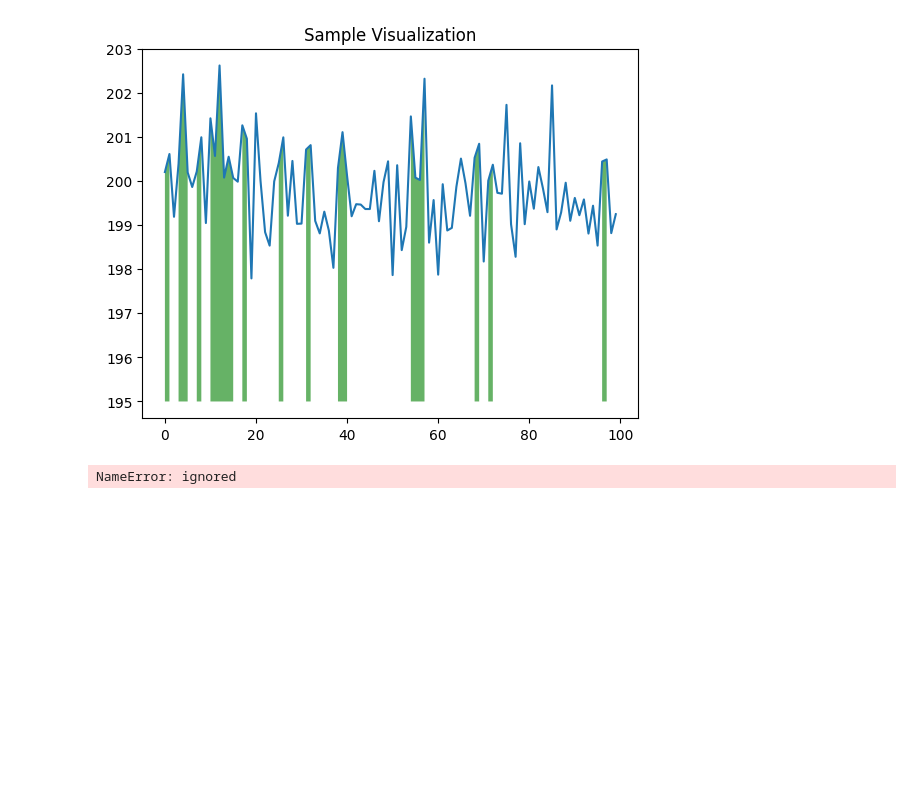
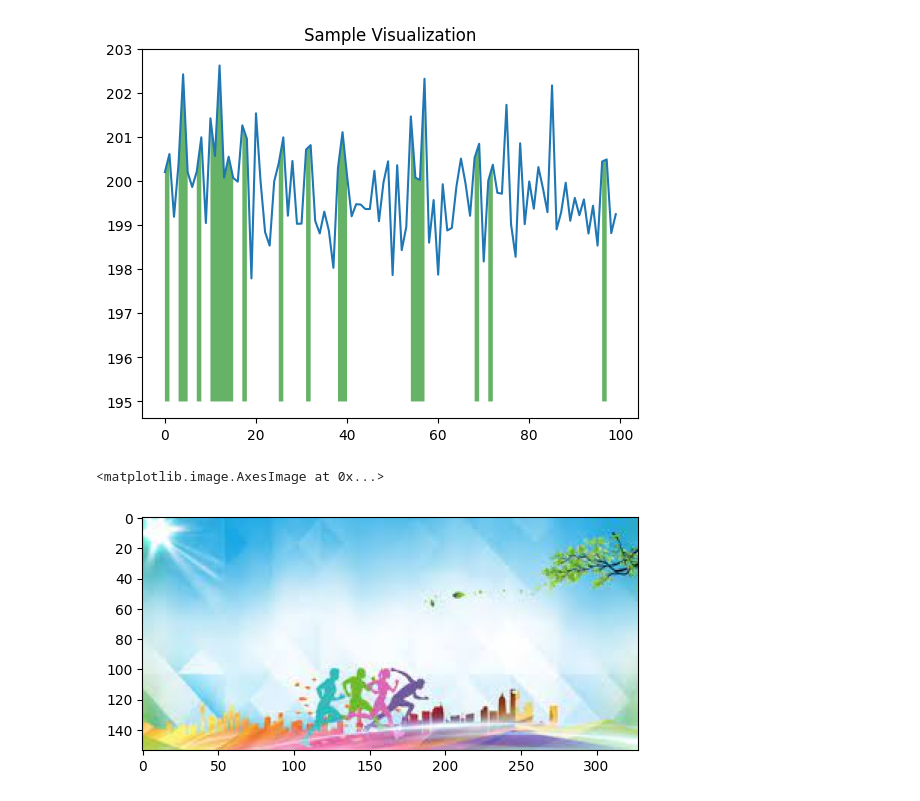
Before and after one commit to Subhadrakothuri/Fmml_lab, a Jupyter notebook: FMML_2023_Basics_of_Python.ipynb, the cells around one changed output. Drawn from its saved outputs; the diff is of its cells as text; code cells hidden in the pictures; blank space fills up the shorter version.

```diff
--- a/FMML_2023_Basics_of_Python.ipynb
+++ b/FMML_2023_Basics_of_Python.ipynb
@@ -653,13 +653,9 @@ plt.show()
 [figure]
 # %%
 ## Question 3 : Upload an image to your google drive, Use plt.imread to read image from the google drive and then print that image using plt.imshow
-file_path = "/content/APP OF ML.png"
-imgage= plt.imread(file_path)
-plt.imshow(imgage)
+
 
 
 ## Answer 3 :
 
 ## 1) make sure drive is loaded and then upload a test image onto your drive
-# %% [output]
-NameError: ignored
@@ -665,0 +667,5 @@ NameError: ignored
+# %%
+plt.imshow(plt.imread("/download.jpeg"))
+# %% [output]
+<matplotlib.image.AxesImage at 0x...>
+[figure, added]
```
Also changed, not shown: parts of 2 cells of this notebook.
